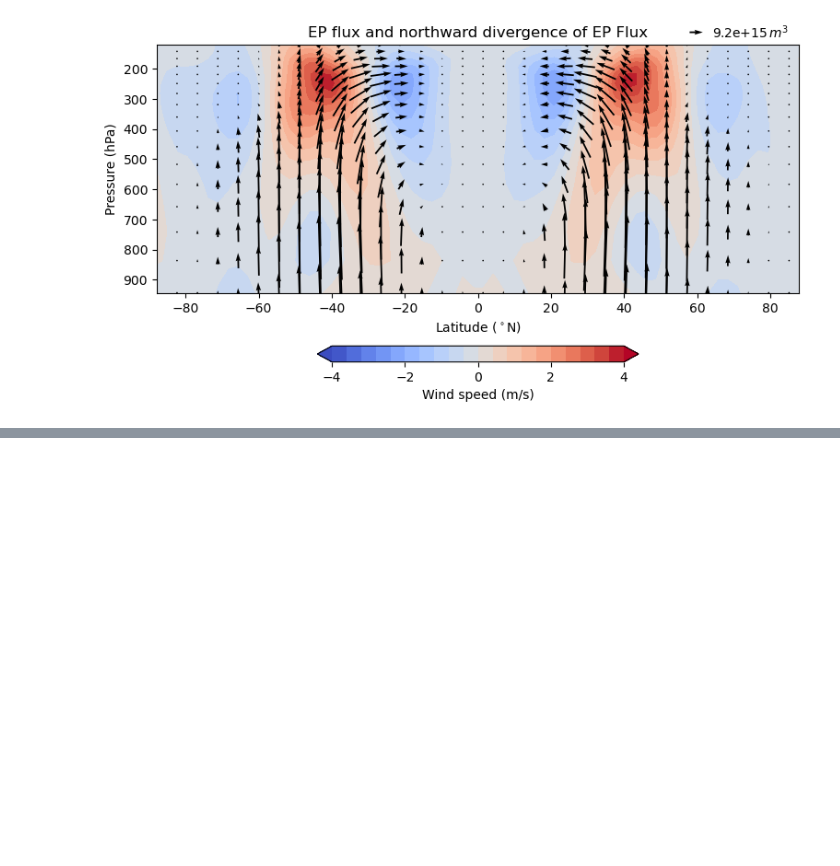
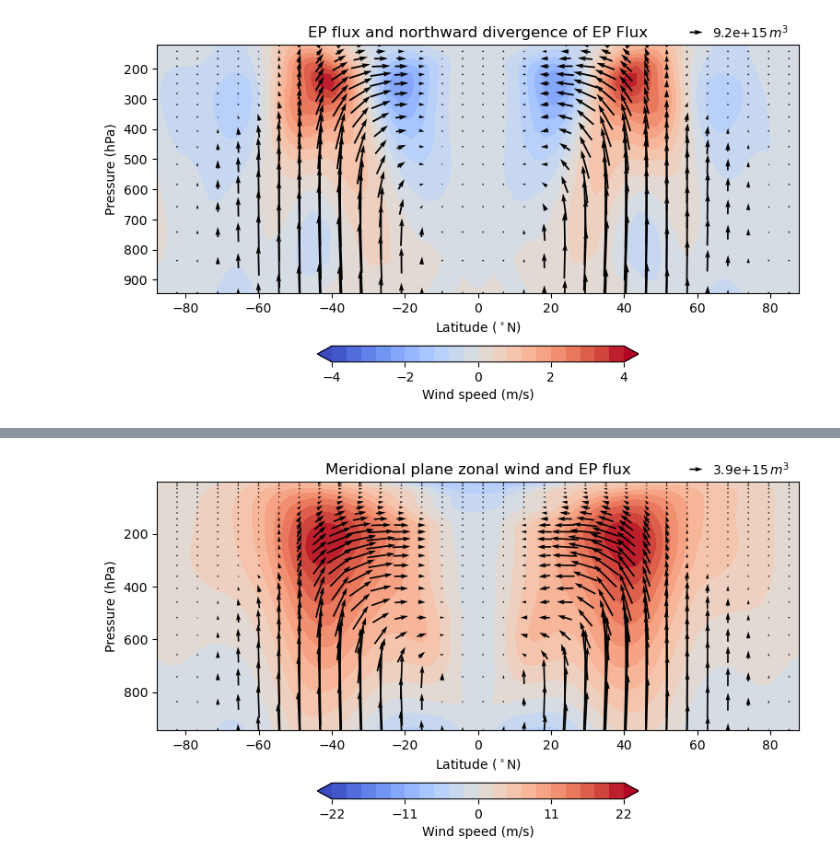
Before and after one commit to Caturrell/eddy_feedback, a Jupyter notebook: isca/exploring/held_suarez.ipynb, the cells around one changed output, grey strips where cells are left out. Saved outputs shown, nothing was run; the diff lists cells and outputs as text; code cells hidden in the pictures; blank space fills up the shorter version.

```diff
--- a/isca/exploring/held_suarez.ipynb
+++ b/isca/exploring/held_suarez.ipynb
@@ -183,0 +57,7 @@ IndexError: too many indices
+# %%
+# extract DJF months from dataset
+import datetime as dt
+
+# ds = ds.where(ds.time.dt.month.isin([12, 1, 2]))
+ds = ds.sel(time=ds.time.dt.month.isin([12, 1, 2]))
+ds
@@ -183,0 +86,4 @@ IndexError: too many indices
+# %%
+ef.plot_ubar_epflux(ds, skip_lat=2)
+# %% [output]
+[figure, added]
```
Also changed, not shown: parts of 13 cells of this notebook, 7 other files.
